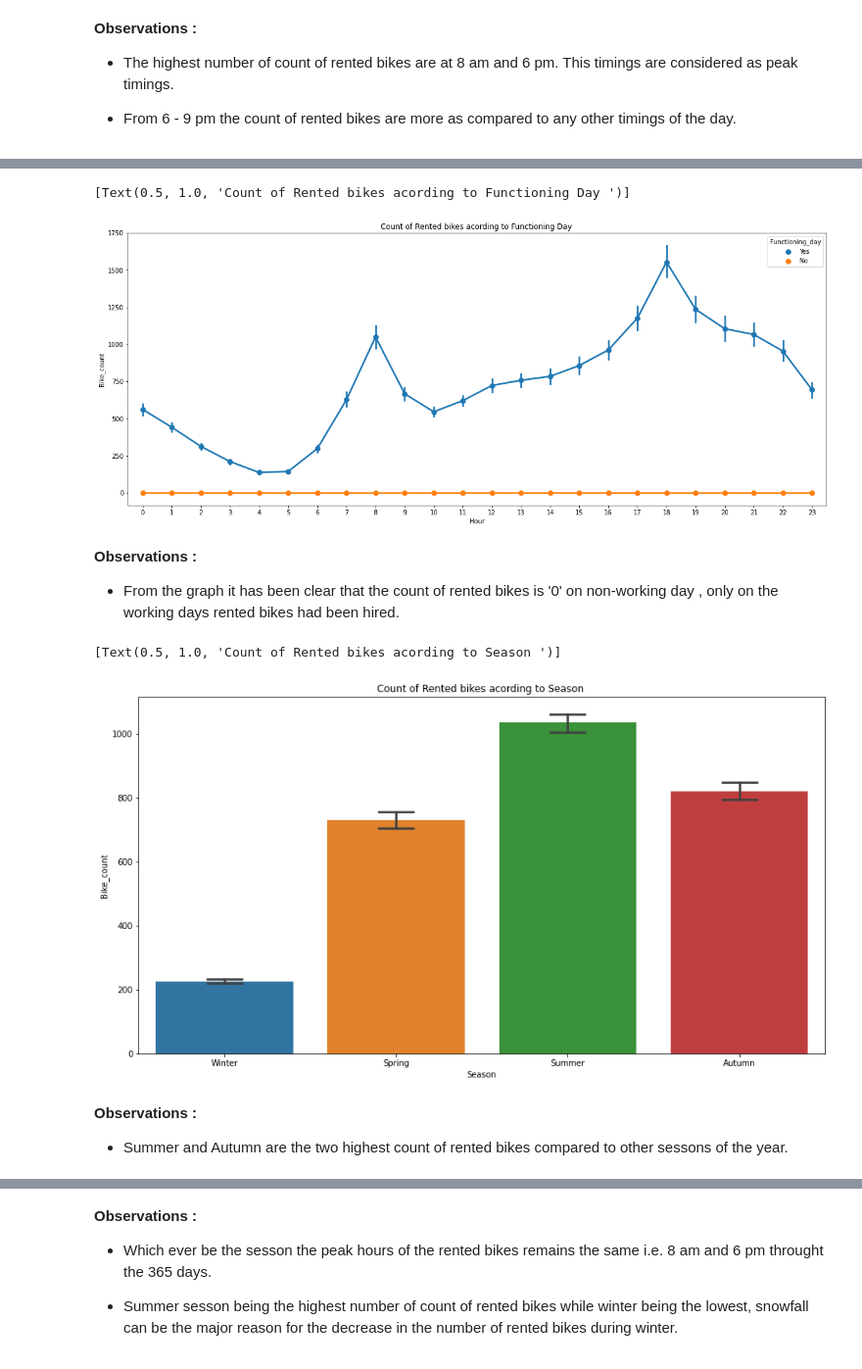
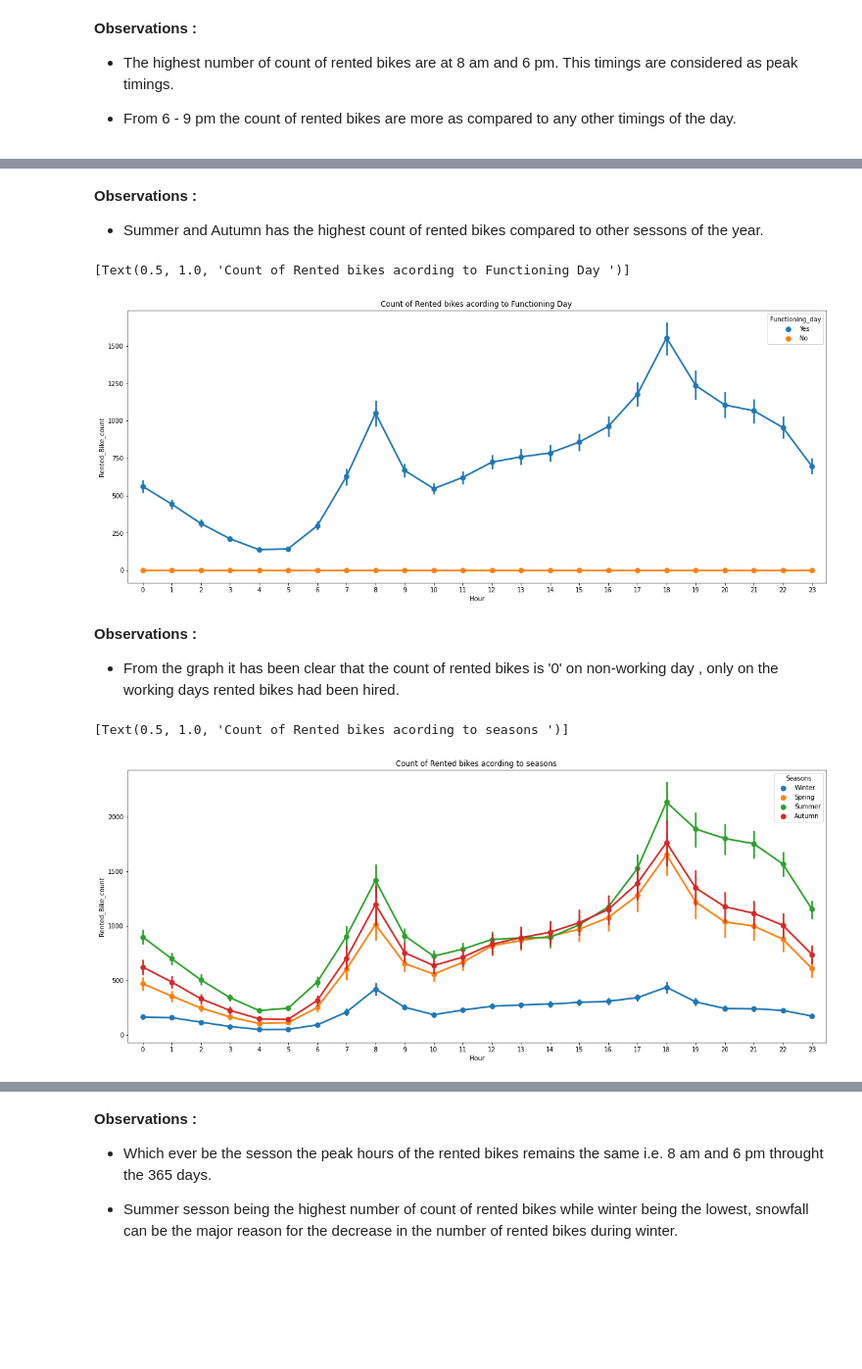
Before and after one commit to firaz-thakur/SEOUL-BIKE-SHARING-DEMAND-PREDICTION, a Jupyter notebook: Supervised_ML_Regression_Project.ipynb, the cells around one changed output, grey strips where cells are left out. Shown at 98% size. Cells and saved outputs as stored; diff of their text form; code cells hidden in the pictures; blank space fills up the shorter version.

```diff
--- a/Supervised_ML_Regression_Project.ipynb
+++ b/Supervised_ML_Regression_Project.ipynb
@@ -251,3 +325,9 @@ df = df.rename(columns={'Rented Bike Count': 'Bike_count', 'Hour': 'Hour','Tempe
+# %%
+# Renaming the Columns names and then checking the updated data set :
+df = df.rename(columns={'Rented Bike Count': 'Rented_Bike_count', 'Hour': 'Hour','Temperature(°C)': 'Temperature', 'Humidity(%)': 'Humidity',
+                   'Wind speed (m/s)': 'Wind_speed','Visibility (10m)': 'Visibility', 'Dew point temperature(°C)': 'Dew_point_temperature',
+                   'Solar Radiation (MJ/m2)': 'Solar_Radiation', 'Rainfall(mm)': 'Rainfall',
+                   'Snowfall (cm)': 'Snowfall','Seasons': 'Seasons', 'Holiday': 'Holiday', 'Functioning Day': 'Functioning_day'})
 # %%
 # Checking the updated df :
 df.head()
@@ -264,4 +345,5 @@ df.head()
 # %%
+# We are extracting some extra columns to get more meaningful insights :
 df['Date'] = pd.to_datetime(df['Date'])
 
 # Computing day :
@@ -270,6 +352,3 @@ df['Day']=df['Date'].dt.day
 df['Month']=df['Date'].dt.month
 # Computing year :
 df['Year']=df['Date'].dt.year
-
-# Dropping of column Date :
-df.drop(columns=["Date"],inplace=True)
@@ -276,3 +360,8 @@ df.drop(columns=["Date"],inplace=True)
+# %%
+# Creating a new column of "weekdays_weekend" :
+df['weekdays_weekend']=df['Day'].apply(lambda x : 1 if x=='Saturday' or x=='Sunday' else 0 )
+# Dropping the columns : "Date","Day","Year" :
+df=df.drop(columns=['Date','Day','Year'],axis=1)
 # %%
 # It always a good practice whatever code u execute, print and check it :
 df.head()
@@ -285,0 +407,5 @@ df.head()
+# %%
+# Change the int64 D-type columns into category columns :
+cols=['Hour','Month','weekdays_weekend']
+for col in cols:
+  df[col]=df[col].astype('category')
@@ -324,24 +498,24 @@ ax.set(title='Count of Rented bikes acording to Hour ')
+# %% [markdown]
+**Observations :**
+
+*   Summer and Autumn has the highest count of rented bikes compared to other sessons of the year.
 # %%
 # Functioning_day v/s Bike_count graph :
 fig,ax=plt.subplots(figsize=(20,8))
-sns.pointplot(data=df,x='Hour',y='Bike_count',hue='Functioning_day',ax=ax)
+sns.pointplot(data=df,x='Hour',y='Rented_Bike_count',hue='Functioning_day',ax=ax)
 ax.set(title='Count of Rented bikes acording to Functioning Day ')
 # %% [output]
 [Text(0.5, 1.0, 'Count of Rented bikes acording to Functioning Day ')]
-[figure, old version]
+[figure, new version]
 # %% [markdown]
 **Observations :**
 
 *  From the graph it has been clear that the count of rented bikes is '0' on non-working day , only on the working days rented bikes had been hired.
 # %%
-# Season v/s Bike_count :
-fig,ax=plt.subplots(figsize=(15,8))
-sns.barplot(data=df,x='Season',y='Bike_count',ax=ax,capsize=.2)
-ax.set(title='Count of Rented bikes acording to Season ')
+# Hour v/s Different types of seasons v/s the bike counts :
+fig,ax=plt.subplots(figsize=(20,8))
+sns.pointplot(data=df,x='Hour',y='Rented_Bike_count',hue='Seasons',ax=ax)
+ax.set(title='Count of Rented bikes acording to seasons ')
 # %% [output]
-[Text(0.5, 1.0, 'Count of Rented bikes acording to Season ')]
+[Text(0.5, 1.0, 'Count of Rented bikes acording to seasons ')]
-[figure, old version]
+[figure, new version]
-# %% [markdown]
-**Observations :**
-
-*   Summer and Autumn are the two highest count of rented bikes compared to other sessons of the year.
```
Also changed, not shown: parts of 175 cells of this notebook.
